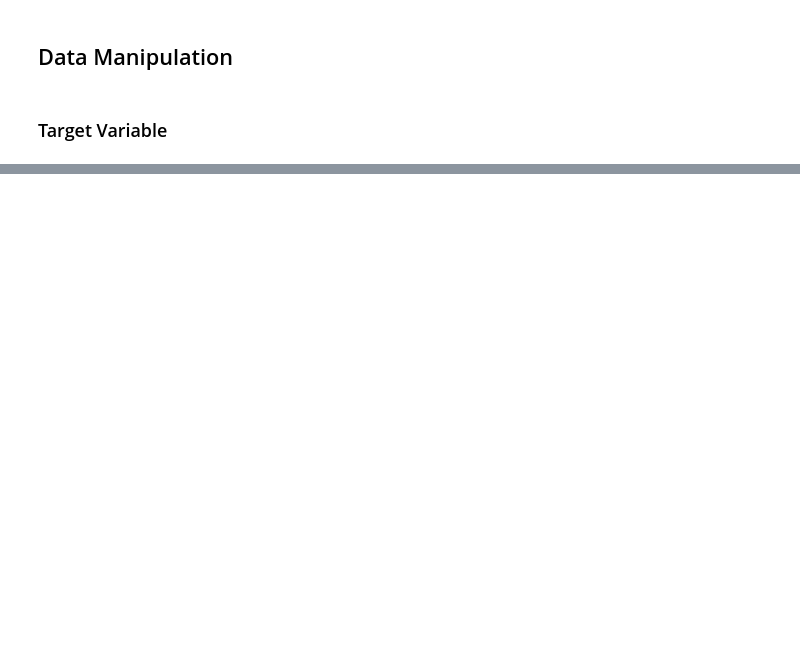
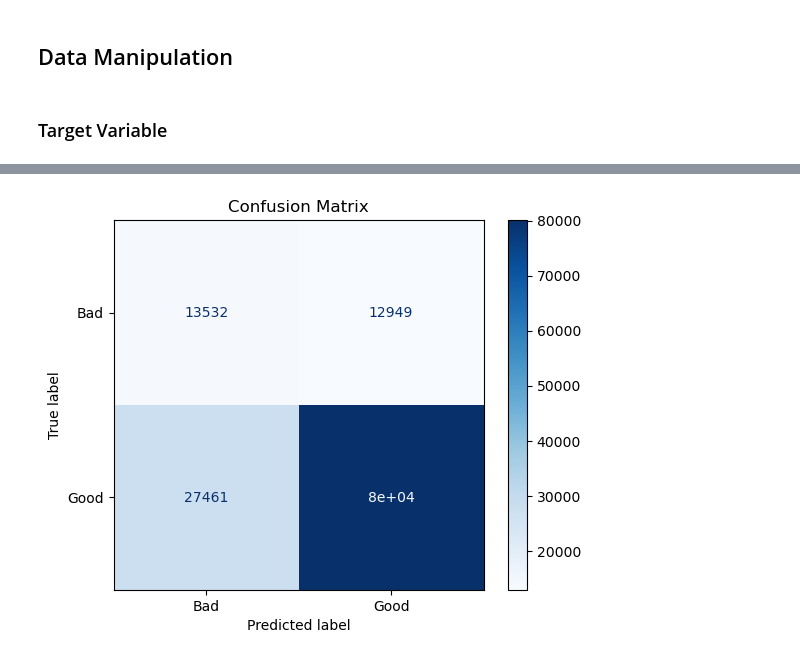
Before and after one commit to uligt/capstone, a Jupyter notebook: notebooks/2. Model_uli.ipynb, the cells around one changed output, grey strips where cells are left out. Saved outputs shown, nothing was run; the diff lists cells and outputs as text; code cells hidden in the pictures; blank space fills up the shorter version.

```diff
--- a/notebooks/2. Model_uli.ipynb
+++ b/notebooks/2. Model_uli.ipynb
@@ -178,0 +203,23 @@ shape: (475_629, 24)
+# %%
+#weights
+weight_for_class_0 = 3.0
+weight_for_class_1 = 1.0
+sample_weights = np.where(y_train == 0, weight_for_class_0, weight_for_class_1)
+
+# Instantiate the LightGBM classifier
+model_lgb = lgb.LGBMClassifier(
+    objective='binary',
+    metric='auc',
+    boosting_type='gbdt',
+    n_estimators=1000,
+    learning_rate=0.05,
+    random_state=42
+)
+
+actual_categorical_in_train = [col for col in categorical_features if col in X_train.columns and X_train[col].dtype.name == 'category']
+
+# Train the model
+model_lgb.fit(X_train, y_train, sample_weight=sample_weights,categorical_feature=actual_categorical_in_train)
+# Make predictions on the test set
+y_pred_lgb = model_lgb.predict(X_test)
+y_proba_lgb = model_lgb.predict_proba(X_test)[:, 1]
@@ -178,0 +238,4 @@ shape: (475_629, 24)
+# %%
+# Summary report
+y_pred = model_lgb.predict(X_test)
+print(classification_report(y_test, y_pred))
@@ -178,0 +251,9 @@ shape: (475_629, 24)
+# %%
+# Confusion matrix
+cm = confusion_matrix(y_test, y_pred)
+disp = ConfusionMatrixDisplay(confusion_matrix=cm, display_labels=["Bad", "Good"])
+disp.plot(cmap="Blues")
+plt.title("Confusion Matrix")
+plt.show()
+# %% [output]
+[figure, added]
```
Also changed, not shown: parts of 37 cells of this notebook.
